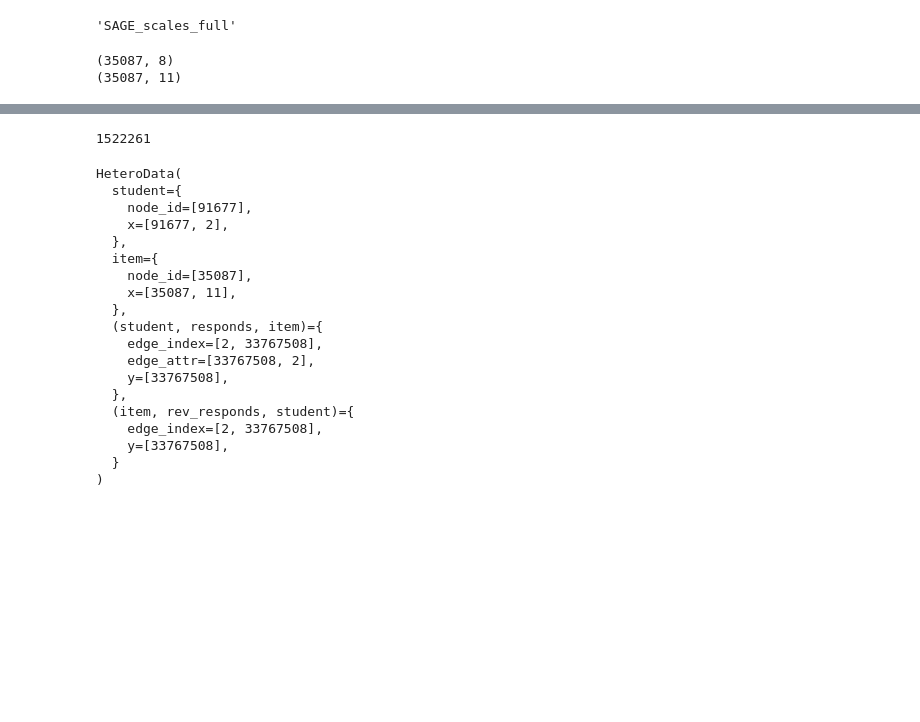
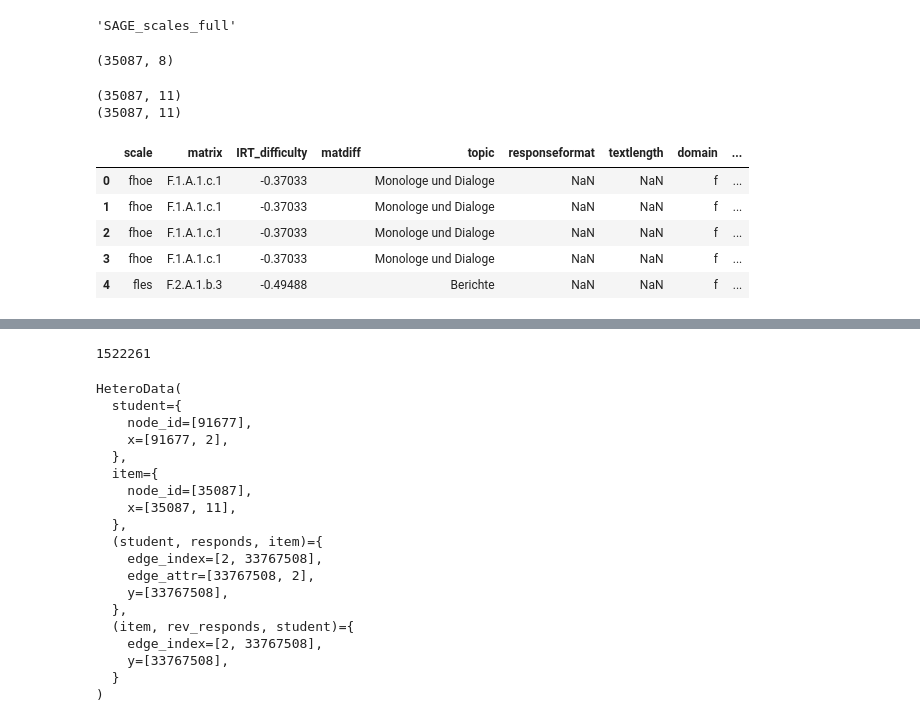
Before and after one commit to lisiq/Modelling-Students-Learning, a Jupyter notebook: Plot_results.ipynb, the cells around one changed output, grey strips where cells are left out. Saved outputs shown, nothing was run; the diff lists cells and outputs as text; code cells hidden in the pictures; blank space fills up the shorter version.

```diff
--- a/Plot_results.ipynb
+++ b/Plot_results.ipynb
@@ -38,17 +38,20 @@ FILENAME
 torch.cuda.empty_cache()
 device = 'cpu'
 model = torch.load(f'./results/{FILENAME}.pth.tar', map_location=torch.device('cpu'))
+# %%
+with open(f'./results/{FILENAME}_aux_data.pkl', 'rb') as handle:
+    aux_data = CPU_Unpickler(handle).load()
+
+(df, df_student, df_item, df_edge,
+            train_losses, #test_losses, test_aucs,
+            train_edge_indices, val_edge_indices, test_edge_indices,
+            data, train_data, val_data, test_data,
+            unique_scales, unique_domains, unique_matdiff,
+            DATA_FILE) = aux_data
+print(df_item.shape)
+# %% [output]
+(35087, 8)
 # %%
-with open(f'./results/{FILENAME}_aux_data.pkl', 'rb') as handle:
-    aux_data = CPU_Unpickler(handle).load()
-
-(df, df_student, df_item, df_edge,
-            train_losses, #test_losses, test_aucs,
-            train_edge_indices, val_edge_indices, test_edge_indices,
-            data, train_data, val_data, test_data,
-            unique_scales, unique_domains, unique_matdiff,
-            DATA_FILE) = aux_data
-print(df_item.shape)
 try:
     # if IRT data exists, take item parameters
     with open(f'./results/IRT_{IRT_DATASET}_aux_data_IRT1.pkl', 'rb') as handle:
@@ -58,8 +61,18 @@ try:
     df_item = df_item.join(df_item_IRT[['IRT1_difficulty', 'IRT1_discrimination', 'IRT1_discrimination_transf']])
 except:
     print('IRT1 not found')
-
-print(df_item.shape)
-# %% [output]
-(35087, 8)
-(35087, 11)
+# %%
+print(df_item.shape)
+print(df_item_IRT.shape)
+# %% [output]
+(35087, 11)
+(35087, 11)
+# %%
+df_item.head()
+# %% [output]
+|  | scale | matrix | IRT_difficulty | matdiff | topic | responseformat | textlength | domain | ... |
+| 0 | fhoe | F.1.A.1.c.1 | -0.37033 |  | Monologe und Dialoge | NaN | NaN | f | ... |
+| 1 | fhoe | F.1.A.1.c.1 | -0.37033 |  | Monologe und Dialoge | NaN | NaN | f | ... |
+| 2 | fhoe | F.1.A.1.c.1 | -0.37033 |  | Monologe und Dialoge | NaN | NaN | f | ... |
+| 3 | fhoe | F.1.A.1.c.1 | -0.37033 |  | Monologe und Dialoge | NaN | NaN | f | ... |
+| 4 | fles | F.2.A.1.b.3 | -0.49488 |  | Berichte | NaN | NaN | f | ... |
```
Also changed, not shown: parts of 17 cells of this notebook, 6 other files.
